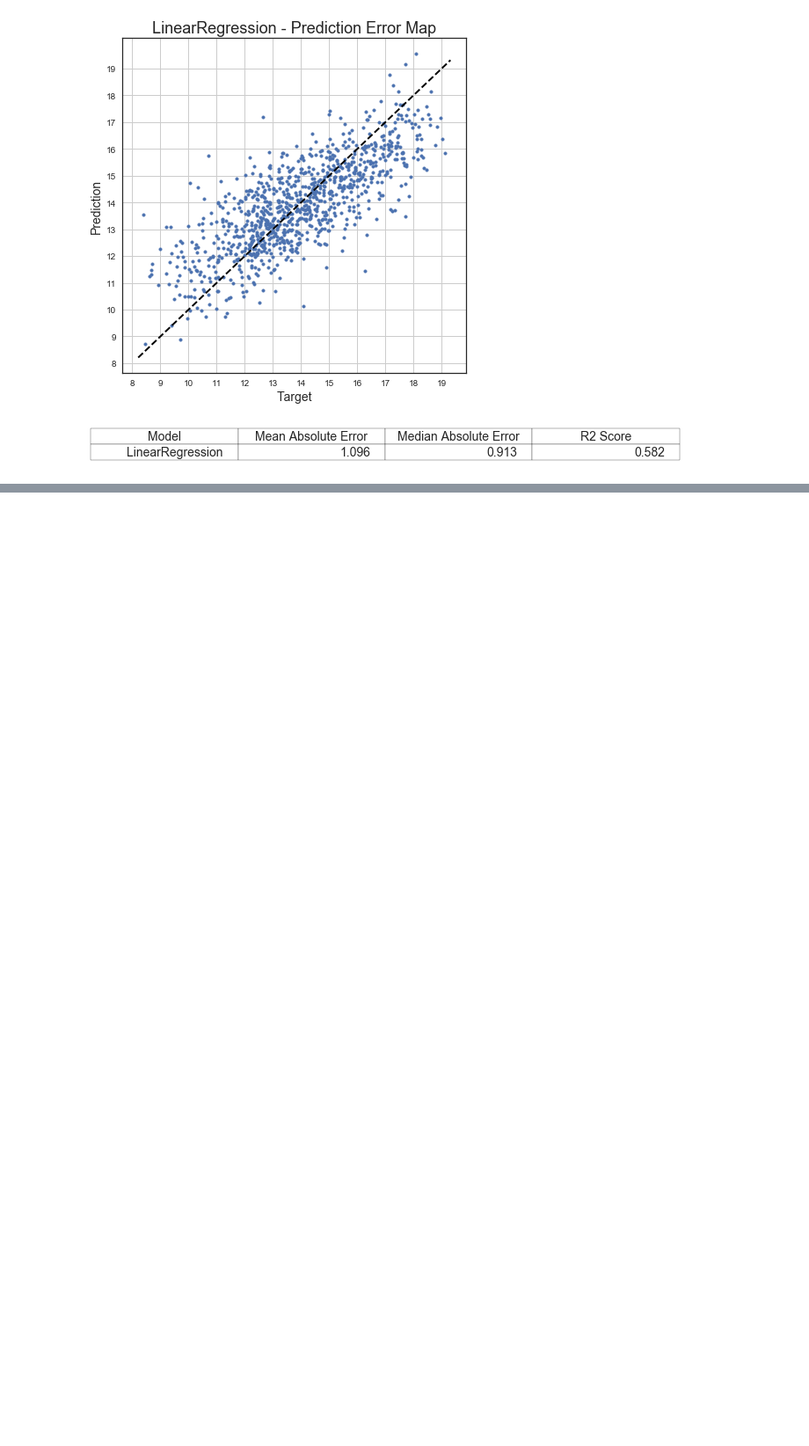
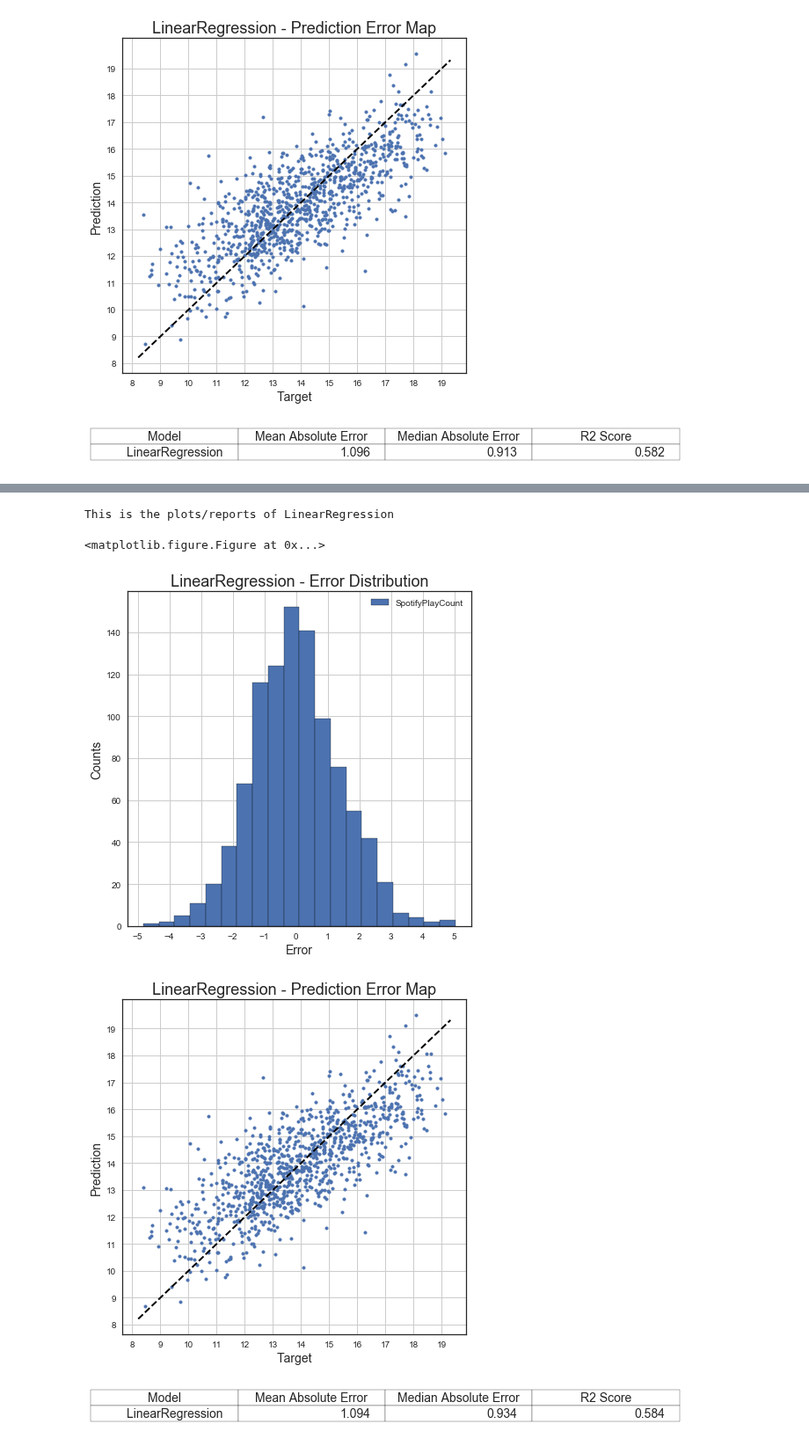
Before and after one commit to caitaozhan/CSE519-Homework-Project, a Jupyter notebook: TheProject/src/music_Caitao_final.ipynb, the cells around one changed output, grey strips where cells are left out. Shown at 88% size. Cells and saved outputs as stored; diff of their text form; code cells hidden in the pictures; blank space fills up the shorter version.

```diff
--- a/TheProject/src/music_Caitao_final.ipynb
+++ b/TheProject/src/music_Caitao_final.ipynb
@@ -389,0 +460,17 @@ This is the plots/reports of LinearRegression
+# %%
+feature_list4 = ['RankPowerlaw', 'Year', 'WikiWordCount', 'Followers', 'Popularity', 'Grammy',
+                 'beat', 'easyListening', 'instrumental', 'pop', 'popRock', 'r&b', 'rock', 'rockabilly', 'traditionalPop']
+
+target_list = ['SpotifyPlayCount']
+
+feature1 = df_musicf2.loc[:,feature_list4]
+target  = df_musicf2.loc[:,target_list]
+
+lr = linear_model.LinearRegression()
+evaluation(lr, feature1, target)
+# %% [output]
+This is the plots/reports of LinearRegression
+<matplotlib.figure.Figure at 0x...>
+[figure, added]
+[figure, added]
+[figure, added]
```
Also changed, not shown: parts of 25 cells of this notebook, 13 other files.
